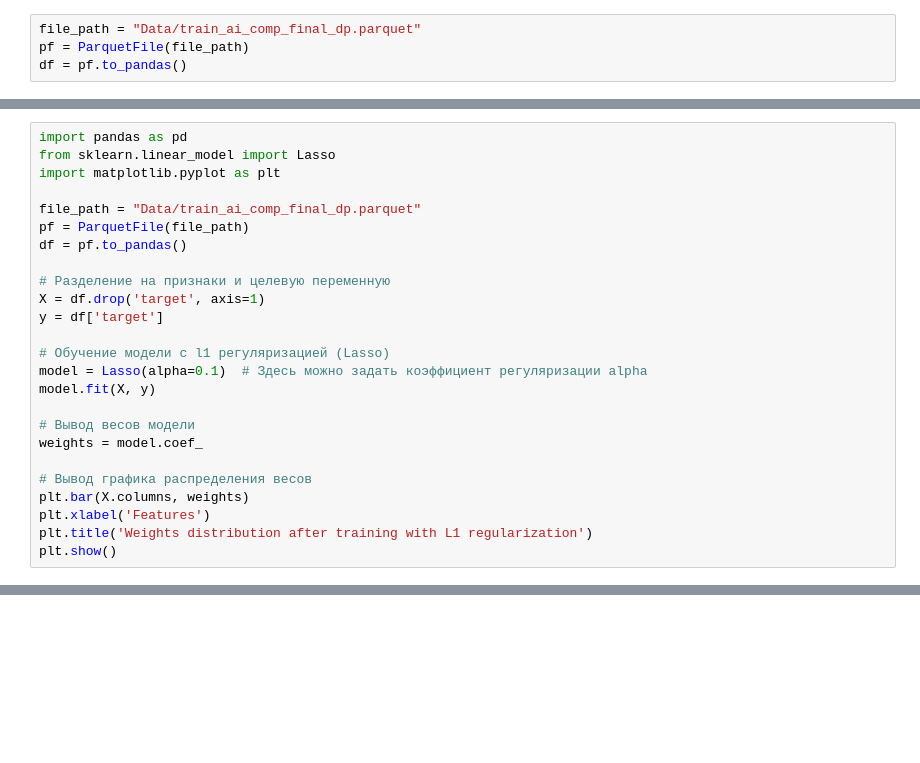
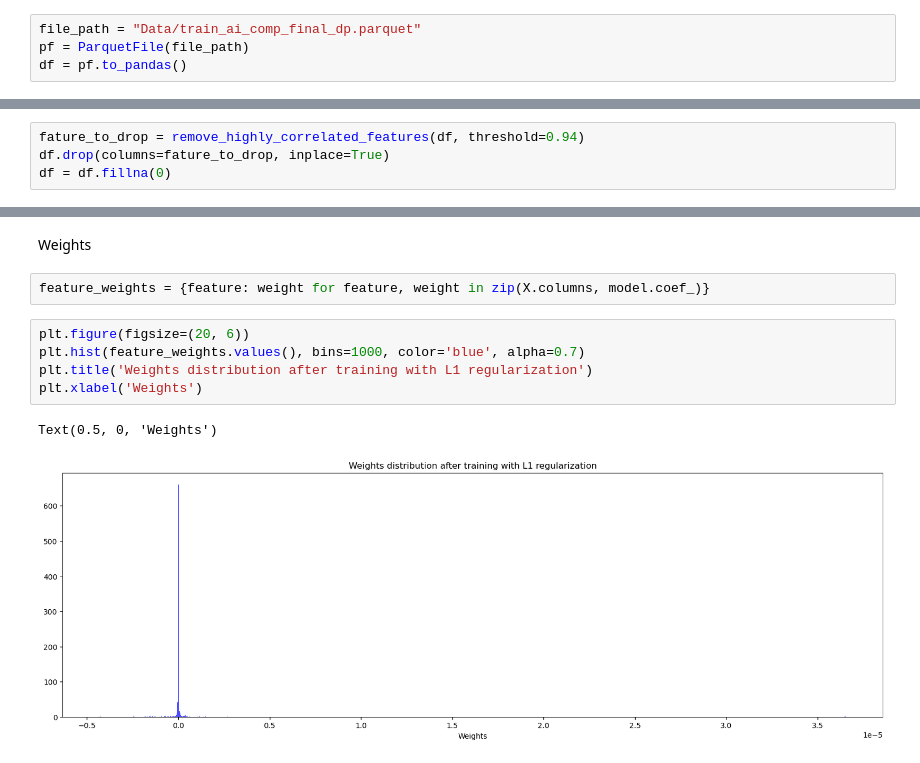
Before and after one commit to REU-DS-CLUB/purple_hack, a Jupyter notebook: L1_feature_selection.ipynb, the cells around one changed output, grey strips where cells are left out. Saved outputs shown, nothing was run; the diff lists cells and outputs as text; blank space fills up the shorter version.

Commit message:
Fix model names and comms

```diff
--- a/L1_feature_selection.ipynb
+++ b/L1_feature_selection.ipynb
@@ -18,25 +16,0 @@ df.head()
-# %%
-import pandas as pd
-from sklearn.linear_model import Lasso
-import matplotlib.pyplot as plt
-
-file_path = "Data/train_ai_comp_final_dp.parquet"
-pf = ParquetFile(file_path)
-df = pf.to_pandas()
-
-# Разделение на признаки и целевую переменную
-X = df.drop('target', axis=1)
-y = df['target']
-
-# Обучение модели с l1 регуляризацией (Lasso)
-model = Lasso(alpha=0.1)  # Здесь можно задать коэффициент регуляризации alpha
-model.fit(X, y)
-
-# Вывод весов модели
-weights = model.coef_
-
-# Вывод графика распределения весов
-plt.bar(X.columns, weights)
-plt.xlabel('Features')
-plt.title('Weights distribution after training with L1 regularization')
-plt.show()
@@ -45,0 +19,4 @@ Lasso does not accept missing values encoded as NaN natively. For supervised lea
+# %%
+fature_to_drop = remove_highly_correlated_features(df, threshold=0.94)
+df.drop(columns=fature_to_drop, inplace=True)
+df = df.fillna(0)
@@ -45,0 +34,12 @@ Lasso does not accept missing values encoded as NaN natively. For supervised lea
+# %% [markdown]
+Weights
+# %%
+feature_weights = {feature: weight for feature, weight in zip(X.columns, model.coef_)}
+# %%
+plt.figure(figsize=(20, 6))
+plt.hist(feature_weights.values(), bins=1000, color='blue', alpha=0.7)
+plt.title('Weights distribution after training with L1 regularization')
+plt.xlabel('Weights')
+# %% [output]
+Text(0.5, 0, 'Weights')
+[figure, added]
```
Also changed, not shown: parts of 17 cells of this notebook, 4 other files.
